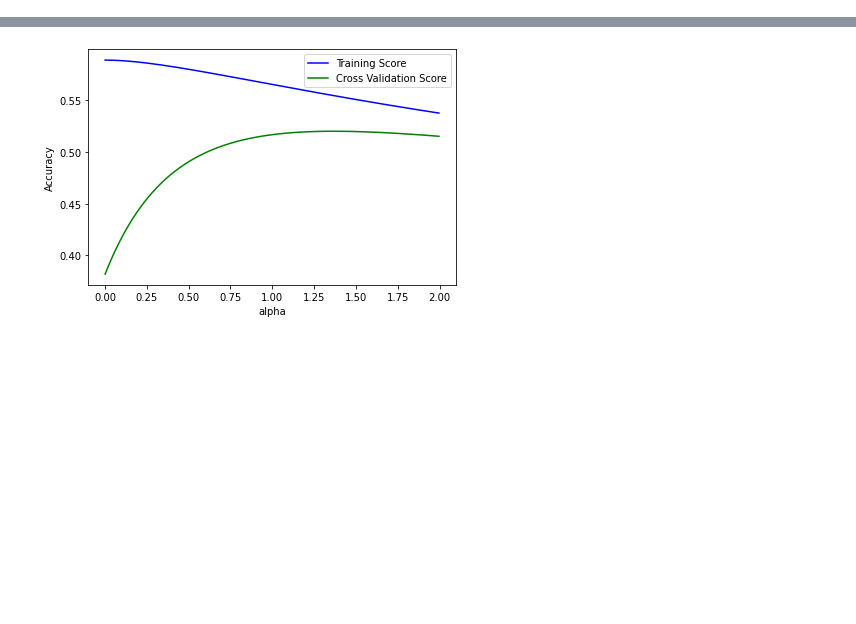
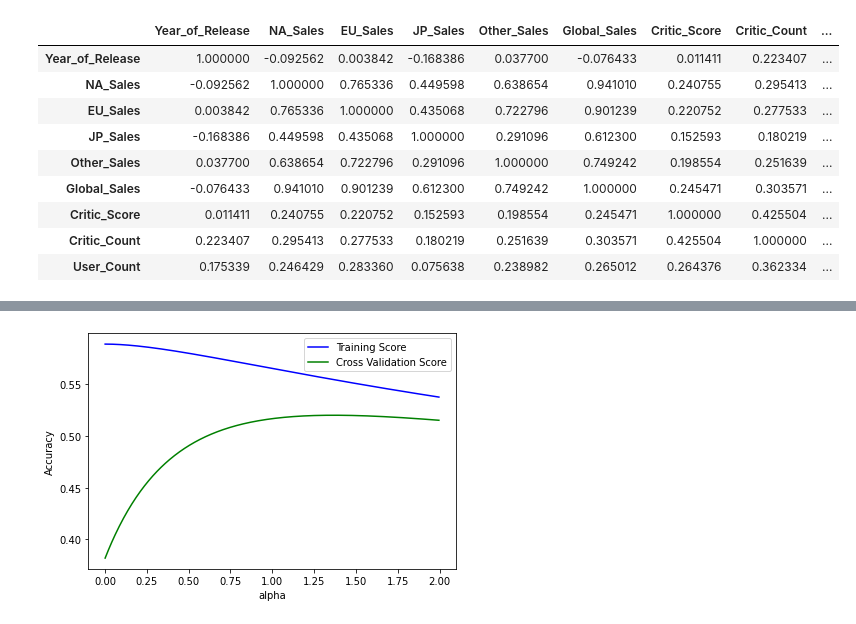
Before and after one commit to sachinsinghlodhi/Video_Game_Sales_Prediction, a Jupyter notebook: Video_Game_Sales_Prediction.ipynb, the cells around one changed output, grey strips where cells are left out. Saved outputs shown, nothing was run; the diff lists cells and outputs as text; code cells hidden in the pictures; blank space fills up the shorter version.

```diff
--- a/Video_Game_Sales_Prediction.ipynb
+++ b/Video_Game_Sales_Prediction.ipynb
@@ -76,0 +64,13 @@ X_test_final = minmaxscaler.transform(X_test)
+# %%
+df.corr()
+# %% [output]
+|  | Year_of_Release | NA_Sales | EU_Sales | JP_Sales | Other_Sales | Global_Sales | Critic_Score | Critic_Count | ... |
+| Year_of_Release | 1.000000 | -0.092562 | 0.003842 | -0.168386 | 0.037700 | -0.076433 | 0.011411 | 0.223407 | ... |
+| NA_Sales | -0.092562 | 1.000000 | 0.765336 | 0.449598 | 0.638654 | 0.941010 | 0.240755 | 0.295413 | ... |
+| EU_Sales | 0.003842 | 0.765336 | 1.000000 | 0.435068 | 0.722796 | 0.901239 | 0.220752 | 0.277533 | ... |
+| JP_Sales | -0.168386 | 0.449598 | 0.435068 | 1.000000 | 0.291096 | 0.612300 | 0.152593 | 0.180219 | ... |
+| Other_Sales | 0.037700 | 0.638654 | 0.722796 | 0.291096 | 1.000000 | 0.749242 | 0.198554 | 0.251639 | ... |
+| Global_Sales | -0.076433 | 0.941010 | 0.901239 | 0.612300 | 0.749242 | 1.000000 | 0.245471 | 0.303571 | ... |
+| Critic_Score | 0.011411 | 0.240755 | 0.220752 | 0.152593 | 0.198554 | 0.245471 | 1.000000 | 0.425504 | ... |
+| Critic_Count | 0.223407 | 0.295413 | 0.277533 | 0.180219 | 0.251639 | 0.303571 | 0.425504 | 1.000000 | ... |
+| User_Count | 0.175339 | 0.246429 | 0.283360 | 0.075638 | 0.238982 | 0.265012 | 0.264376 | 0.362334 | ... |
```
Also changed, not shown: parts of 40 cells of this notebook.
